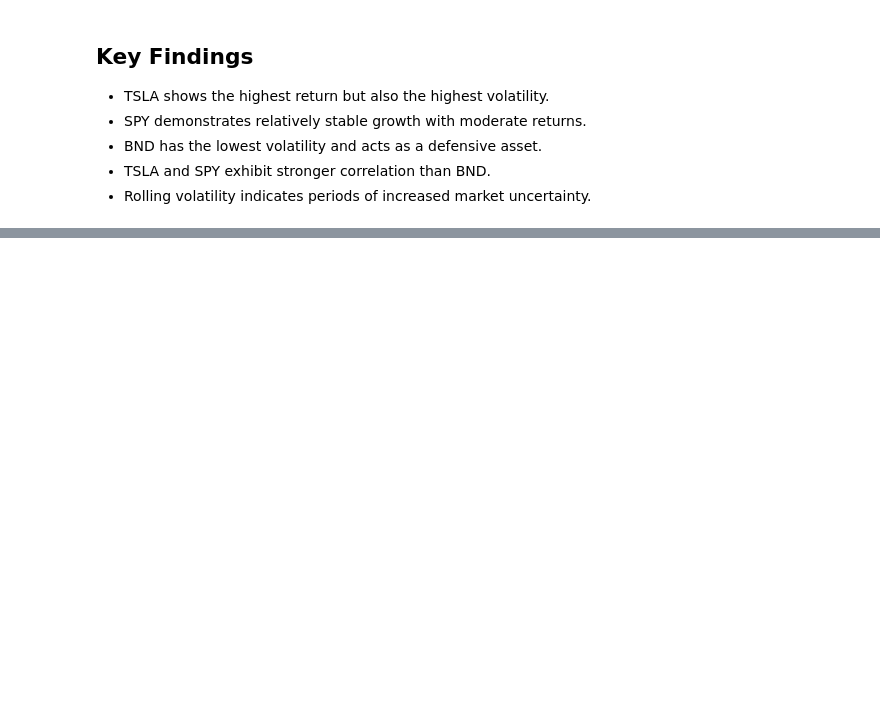
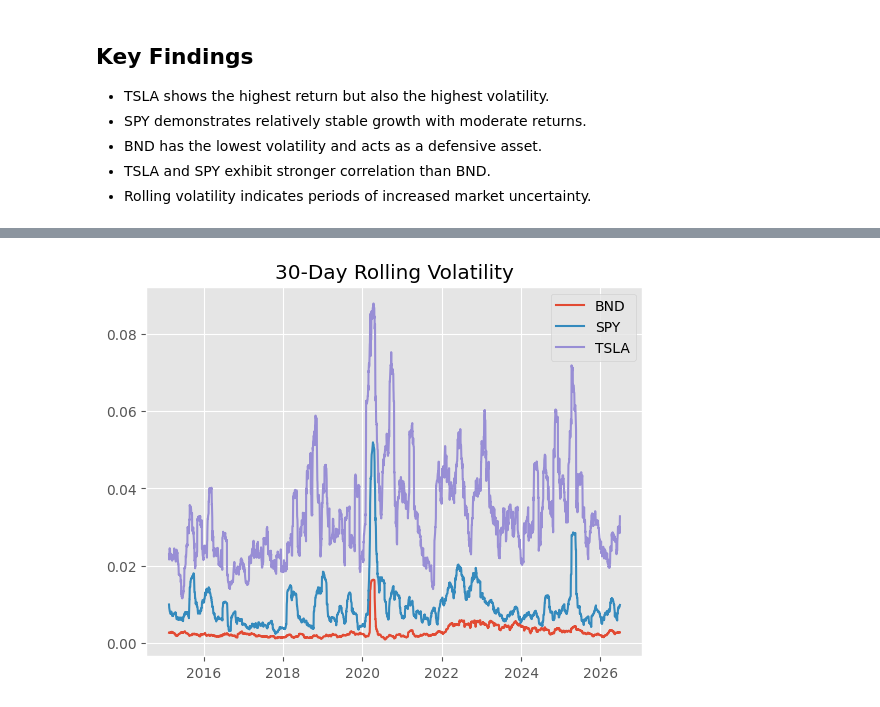
Before and after one commit to redietwogayehu/portfolio-optimization, a Jupyter notebook: notebooks/03_eda.ipynb, the cells around one changed output, grey strips where cells are left out. Saved outputs shown, nothing was run; the diff lists cells and outputs as text; code cells hidden in the pictures; blank space fills up the shorter version.

```diff
--- a/notebooks/03_eda.ipynb
+++ b/notebooks/03_eda.ipynb
@@ -402,0 +423,12 @@ Missing values were checked post-cleaning. Any NaNs originate from percentage ch
+# %%
+df["Rolling_Vol"] = df.groupby("Ticker")["Daily_Return"].rolling(30).std().reset_index(0, drop=True)
+
+for t in df["Ticker"].unique():
+    subset = df[df["Ticker"] == t]
+    plt.plot(subset["Date"], subset["Rolling_Vol"], label=t)
+
+plt.title("30-Day Rolling Volatility")
+plt.legend()
+plt.show()
+# %% [output]
+[figure, added]
```
Also changed, not shown: parts of 4 cells of this notebook, 6 other files.
